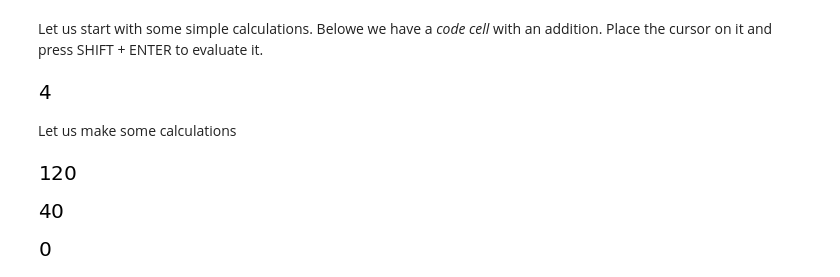
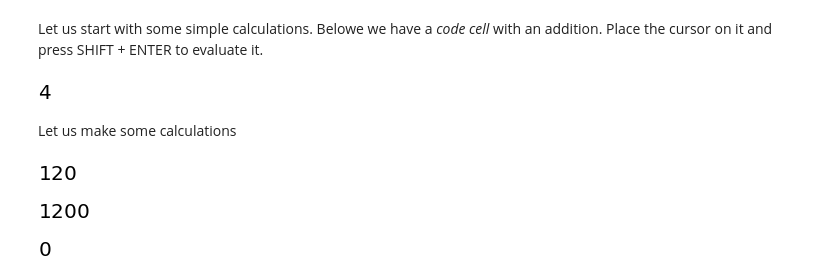
Before and after one commit to nicoguaro/AdvancedMath, a Jupyter notebook: Notebooks/SymPy/SymPy in 10 minutes.ipynb, the cells around one changed output. Drawn from its saved outputs; the diff is of its cells as text; code cells hidden in the pictures.

```diff
--- a/Notebooks/SymPy/SymPy in 10 minutes.ipynb
+++ b/Notebooks/SymPy/SymPy in 10 minutes.ipynb
@@ -65,9 +65,9 @@ factorial(5)
 # %% [output]
 [figure]
 # %%
-Out[3]* 10
+Out[4]* 10
 # %% [output]
-[figure, old version]
+[figure, new version]
 # %%
 1 // 3
 # %% [output]
```
Also changed, not shown: parts of 15 cells of this notebook, 3 other files.
